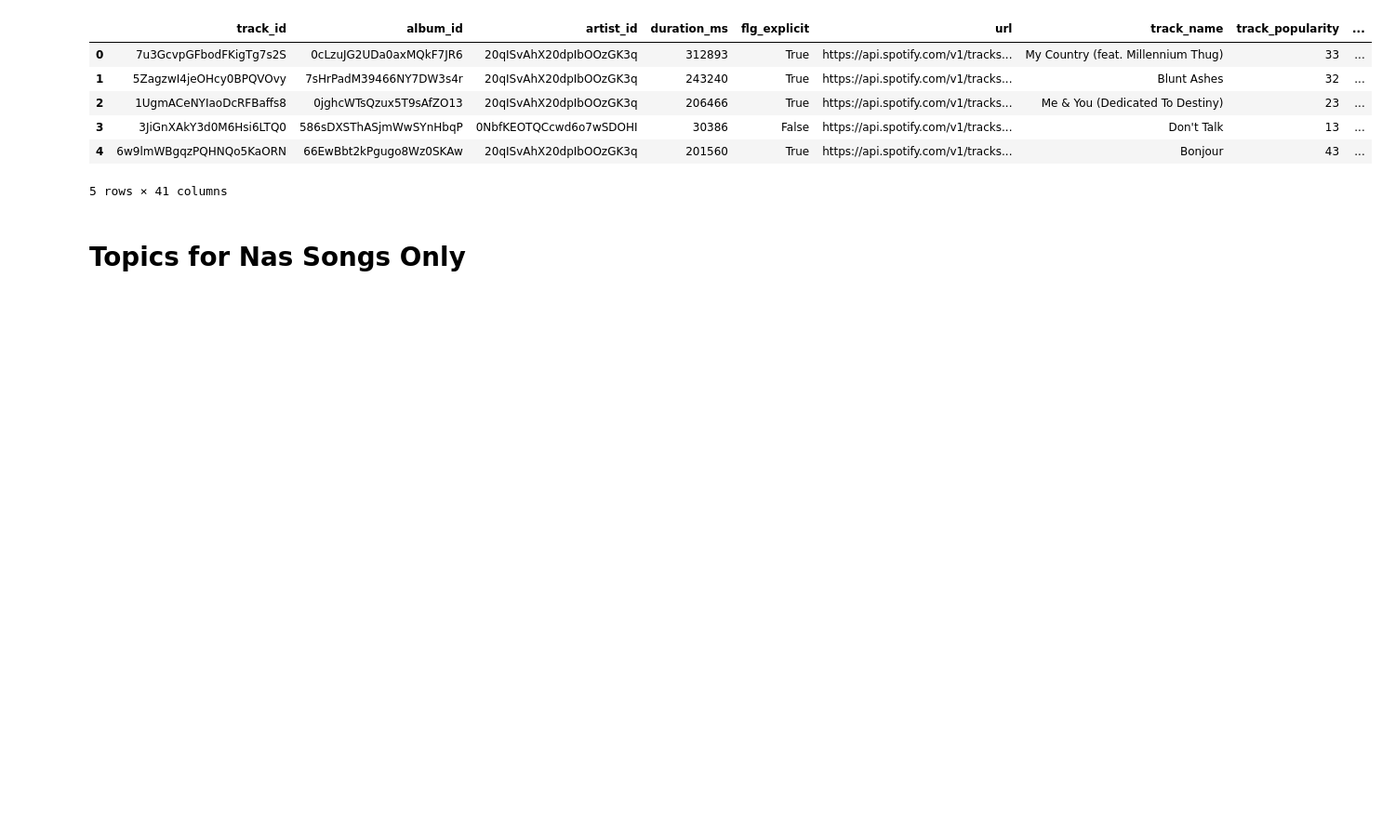
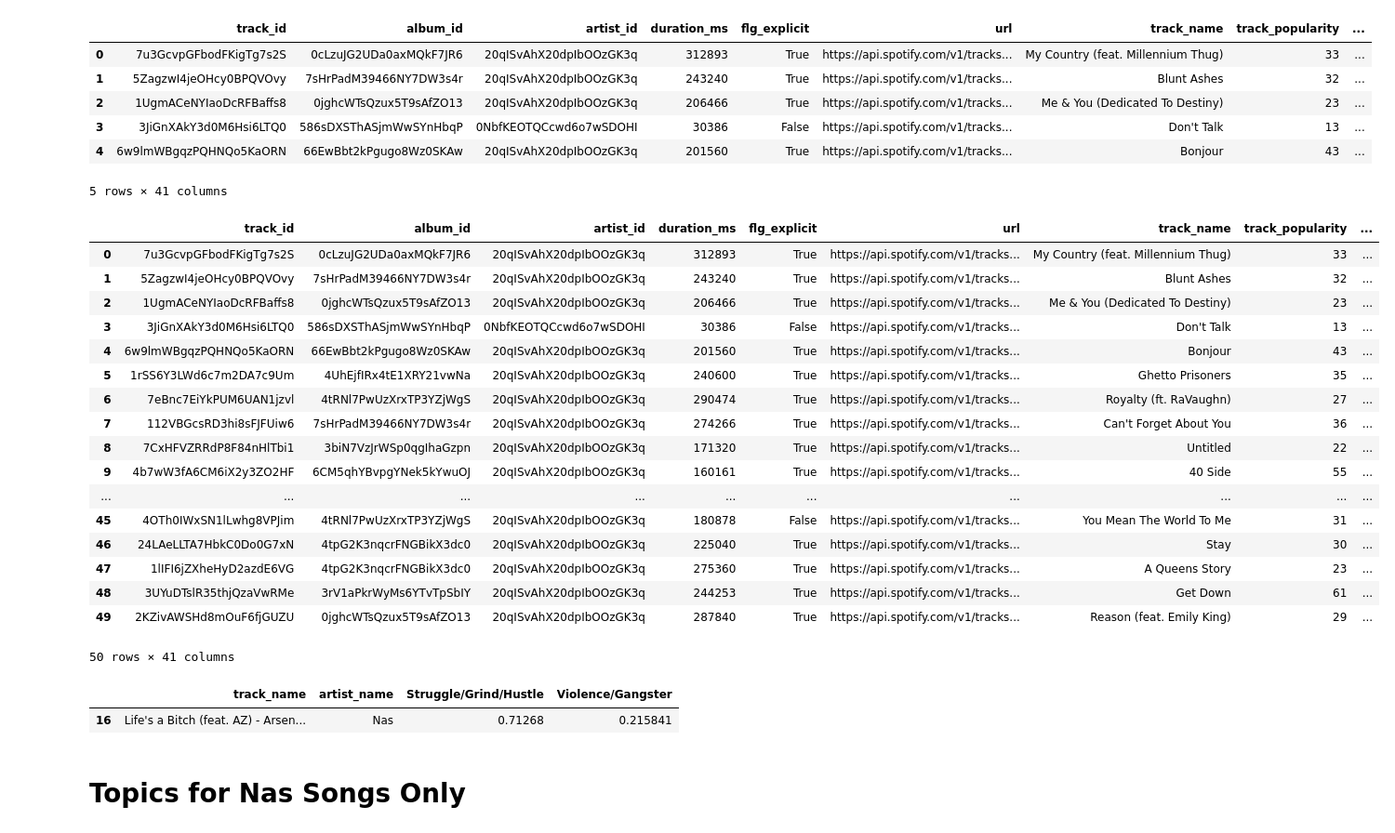
Before and after one commit to zack-tan/music-lyrics-analysis, a Jupyter notebook: Feature2Louis.ipynb, the cells around one changed output. Shown: that part at 93% size. Saved outputs shown, nothing was run; the diff lists cells and outputs as text; code cells hidden in the pictures; blank space fills up the shorter version.

```diff
--- a/Feature2Louis.ipynb
+++ b/Feature2Louis.ipynb
@@ -227,6 +227,32 @@ df_lyrics_topics.head()
 | 3 | 3JiGnXAkY3d0M6Hsi6LTQ0 | 586sDXSThASjmWwSYnHbqP | 0NbfKEOTQCcwd6o7wSDOHI | 30386 | False | https://api.spotify.com/v1/tracks... | Don't Talk | 13 | ... |
 | 4 | 6w9lmWBgqzPQHNQo5KaORN | 66EwBbt2kPgugo8Wz0SKAw | 20qISvAhX20dpIbOOzGK3q | 201560 | True | https://api.spotify.com/v1/tracks... | Bonjour | 43 | ... |
 5 rows × 41 columns
+# %%
+df_lyrics_topics.head(50)
+# %% [output]
+|  | track_id | album_id | artist_id | duration_ms | flg_explicit | url | track_name | track_popularity | ... |
+| 0 | 7u3GcvpGFbodFKigTg7s2S | 0cLzuJG2UDa0axMQkF7JR6 | 20qISvAhX20dpIbOOzGK3q | 312893 | True | https://api.spotify.com/v1/tracks... | My Country (feat. Millennium Thug) | 33 | ... |
+| 1 | 5ZagzwI4jeOHcy0BPQVOvy | 7sHrPadM39466NY7DW3s4r | 20qISvAhX20dpIbOOzGK3q | 243240 | True | https://api.spotify.com/v1/tracks... | Blunt Ashes | 32 | ... |
+| 2 | 1UgmACeNYIaoDcRFBaffs8 | 0jghcWTsQzux5T9sAfZO13 | 20qISvAhX20dpIbOOzGK3q | 206466 | True | https://api.spotify.com/v1/tracks... | Me & You (Dedicated To Destiny) | 23 | ... |
+| 3 | 3JiGnXAkY3d0M6Hsi6LTQ0 | 586sDXSThASjmWwSYnHbqP | 0NbfKEOTQCcwd6o7wSDOHI | 30386 | False | https://api.spotify.com/v1/tracks... | Don't Talk | 13 | ... |
+| 4 | 6w9lmWBgqzPQHNQo5KaORN | 66EwBbt2kPgugo8Wz0SKAw | 20qISvAhX20dpIbOOzGK3q | 201560 | True | https://api.spotify.com/v1/tracks... | Bonjour | 43 | ... |
+| 5 | 1rSS6Y3LWd6c7m2DA7c9Um | 4UhEjfIRx4tE1XRY21vwNa | 20qISvAhX20dpIbOOzGK3q | 240600 | True | https://api.spotify.com/v1/tracks... | Ghetto Prisoners | 35 | ... |
+| 6 | 7eBnc7EiYkPUM6UAN1jzvl | 4tRNl7PwUzXrxTP3YZjWgS | 20qISvAhX20dpIbOOzGK3q | 290474 | True | https://api.spotify.com/v1/tracks... | Royalty (ft. RaVaughn) | 27 | ... |
+| 7 | 112VBGcsRD3hi8sFJFUiw6 | 7sHrPadM39466NY7DW3s4r | 20qISvAhX20dpIbOOzGK3q | 274266 | True | https://api.spotify.com/v1/tracks... | Can't Forget About You | 36 | ... |
+| 8 | 7CxHFVZRRdP8F84nHlTbi1 | 3biN7VzJrWSp0qgIhaGzpn | 20qISvAhX20dpIbOOzGK3q | 171320 | True | https://api.spotify.com/v1/tracks... | Untitled | 22 | ... |
+| 9 | 4b7wW3fA6CM6iX2y3ZO2HF | 6CM5qhYBvpgYNek5kYwuOJ | 20qISvAhX20dpIbOOzGK3q | 160161 | True | https://api.spotify.com/v1/tracks... | 40 Side | 55 | ... |
+| ... | ... | ... | ... | ... | ... | ... | ... | ... | ... |
+| 45 | 4OTh0IWxSN1lLwhg8VPJim | 4tRNl7PwUzXrxTP3YZjWgS | 20qISvAhX20dpIbOOzGK3q | 180878 | False | https://api.spotify.com/v1/tracks... | You Mean The World To Me | 31 | ... |
+| 46 | 24LAeLLTA7HbkC0Do0G7xN | 4tpG2K3nqcrFNGBikX3dc0 | 20qISvAhX20dpIbOOzGK3q | 225040 | True | https://api.spotify.com/v1/tracks... | Stay | 30 | ... |
+| 47 | 1lIFI6jZXheHyD2azdE6VG | 4tpG2K3nqcrFNGBikX3dc0 | 20qISvAhX20dpIbOOzGK3q | 275360 | True | https://api.spotify.com/v1/tracks... | A Queens Story | 23 | ... |
+| 48 | 3UYuDTslR35thjQzaVwRMe | 3rV1aPkrWyMs6YTvTpSbIY | 20qISvAhX20dpIbOOzGK3q | 244253 | True | https://api.spotify.com/v1/tracks... | Get Down | 61 | ... |
+| 49 | 2KZivAWSHd8mOuF6fjGUZU | 0jghcWTsQzux5T9sAfZO13 | 20qISvAhX20dpIbOOzGK3q | 287840 | True | https://api.spotify.com/v1/tracks... | Reason (feat. Emily King) | 29 | ... |
+50 rows × 41 columns
+# %%
+pd.DataFrame(df_lyrics_topics.iloc[16,[6,22,36,38]]).T
+# %% [output]
+|  | track_name | artist_name | Struggle/Grind/Hustle | Violence/Gangster |
+| 16 | Life's a Bitch (feat. AZ) - Arsen... | Nas | 0.71268 | 0.215841 |
 # %%
 #Export songs to pickle
 df_lyrics_topics.to_pickle("df_lyrics_topics.pickle")
```
